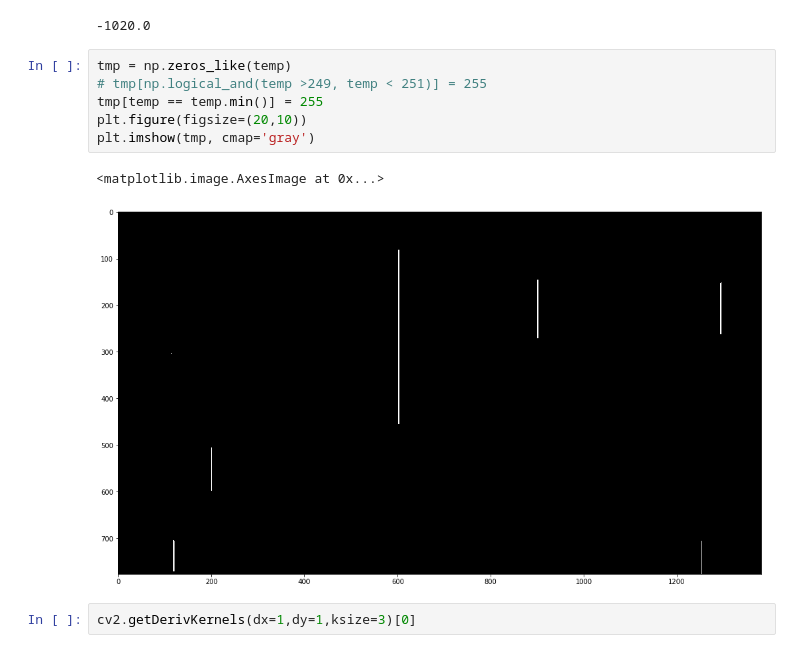
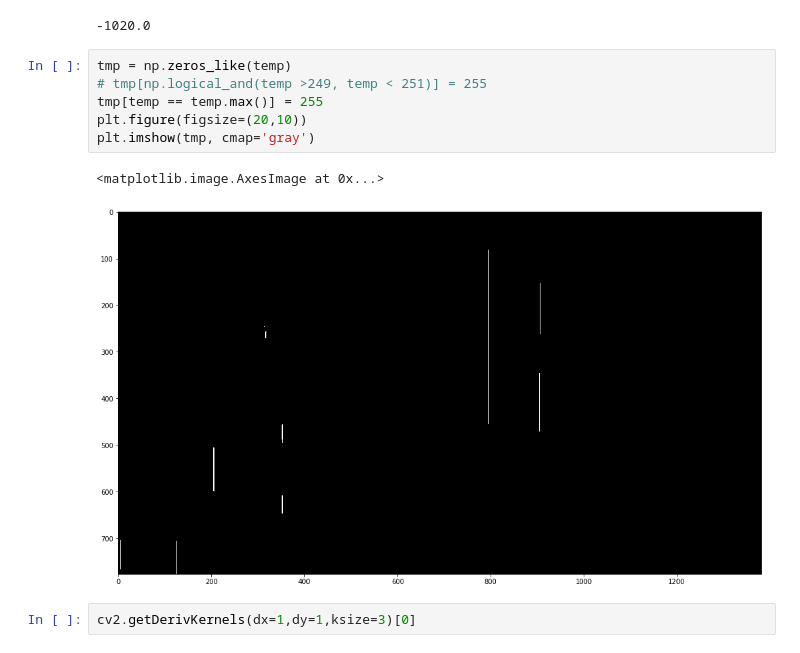
Before and after one commit to mrtpk/mrtpk.github.io, a Jupyter notebook: image gradient.ipynb, the cells around one changed output. Cells and saved outputs as stored; diff of their text form.

```diff
--- a/image gradient.ipynb
+++ b/image gradient.ipynb
@@ -91,12 +96,12 @@ temp.min()
 # %%
 tmp = np.zeros_like(temp)
 # tmp[np.logical_and(temp >249, temp < 251)] = 255
-tmp[temp == temp.min()] = 255
+tmp[temp == temp.max()] = 255
 plt.figure(figsize=(20,10))
 plt.imshow(tmp, cmap='gray')
 # %% [output]
 <matplotlib.image.AxesImage at 0x...>
-[figure, old version]
+[figure, new version]
 # %%
 cv2.getDerivKernels(dx=1,dy=1,ksize=3)[0]
 # %% [output]
```
Also changed, not shown: parts of 1 cell of this notebook, 3 other files.
